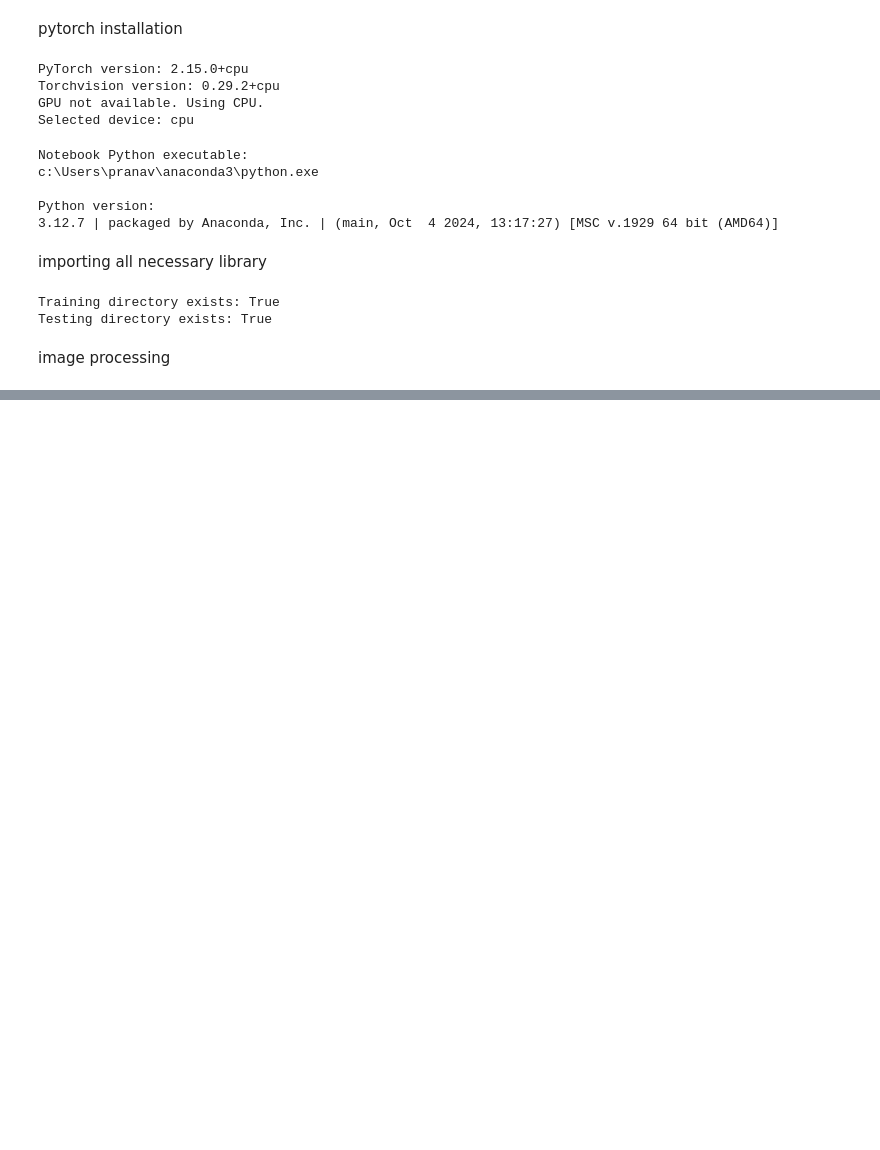
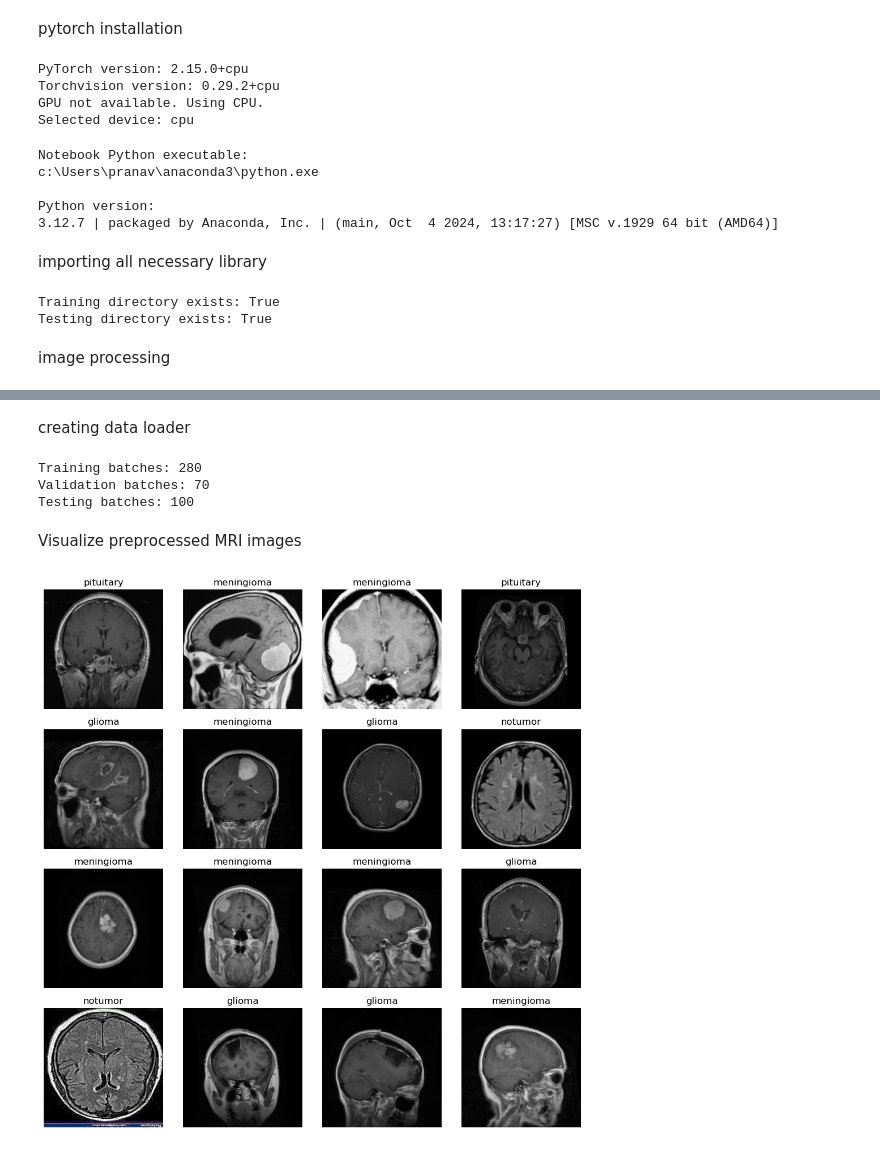
Before and after one commit to hitmanp007/Explainable-AI, a Jupyter notebook: notebooks/exploration.ipynb, the cells around one changed output, grey strips where cells are left out. Cells and saved outputs as stored; diff of their text form; code cells hidden in the pictures; blank space fills up the shorter version.

```diff
--- a/notebooks/exploration.ipynb
+++ b/notebooks/exploration.ipynb
@@ -215,0 +218,9 @@ test_transform = transforms.Compose([
+# %%
+train_dataset = datasets.ImageFolder(
+    root=TRAIN_DIR,
+    transform=train_transform
+)
+
+print("Total training images:", len(train_dataset))
+print("Classes:", train_dataset.classes)
+print("Class mapping:", train_dataset.class_to_idx)
@@ -215,0 +250,13 @@ test_transform = transforms.Compose([
+# %%
+train_dataset = datasets.ImageFolder(
+    root=TRAIN_DIR,
+    transform=train_transform
+)
+
+val_dataset = datasets.ImageFolder(
+    root=TRAIN_DIR,
+    transform=test_transform
+)
+
+train_subset = Subset(train_dataset, train_indices)
+val_subset = Subset(val_dataset, val_indices)
@@ -215,0 +274,57 @@ test_transform = transforms.Compose([
+# %% [markdown]
+creating data loader
+# %%
+BATCH_SIZE = 16
+
+train_loader = DataLoader(
+    train_subset,
+    batch_size=BATCH_SIZE,
+    shuffle=True,
+    num_workers=0
+)
+
+val_loader = DataLoader(
+    val_subset,
+    batch_size=BATCH_SIZE,
+    shuffle=False,
+    num_workers=0
+)
+
+test_loader = DataLoader(
+    test_dataset,
+    batch_size=BATCH_SIZE,
+    shuffle=False,
+    num_workers=0
+)
+
+print("Training batches:", len(train_loader))
+print("Validation batches:", len(val_loader))
+print("Testing batches:", len(test_loader))
+# %% [output]
+Training batches: 280
+Validation batches: 70
+Testing batches: 100
+# %% [markdown]
+Visualize preprocessed MRI images
+# %%
+images, labels = next(iter(train_loader))
+
+class_names = train_dataset.classes
+
+fig, axes = plt.subplots(4, 4, figsize=(10, 10))
+
+for i, ax in enumerate(axes.flat):
+    image = images[i].permute(1, 2, 0).numpy()
+
+    # Reverse normalization for visualization
+    image = (image * 0.5) + 0.5
+    image = np.clip(image, 0, 1)
+
+    ax.imshow(image)
+    ax.set_title(class_names[labels[i].item()])
+    ax.axis("off")
+
+plt.tight_layout()
+plt.show()
+# %% [output]
+[figure, added]
```
Also changed, not shown: parts of 6 cells of this notebook, 1 other file.
